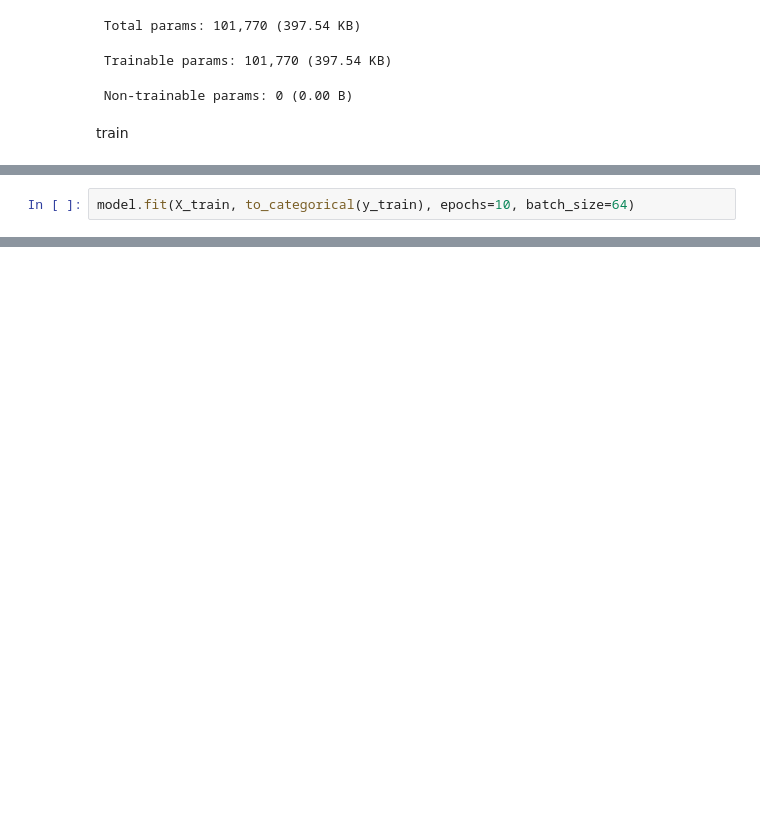
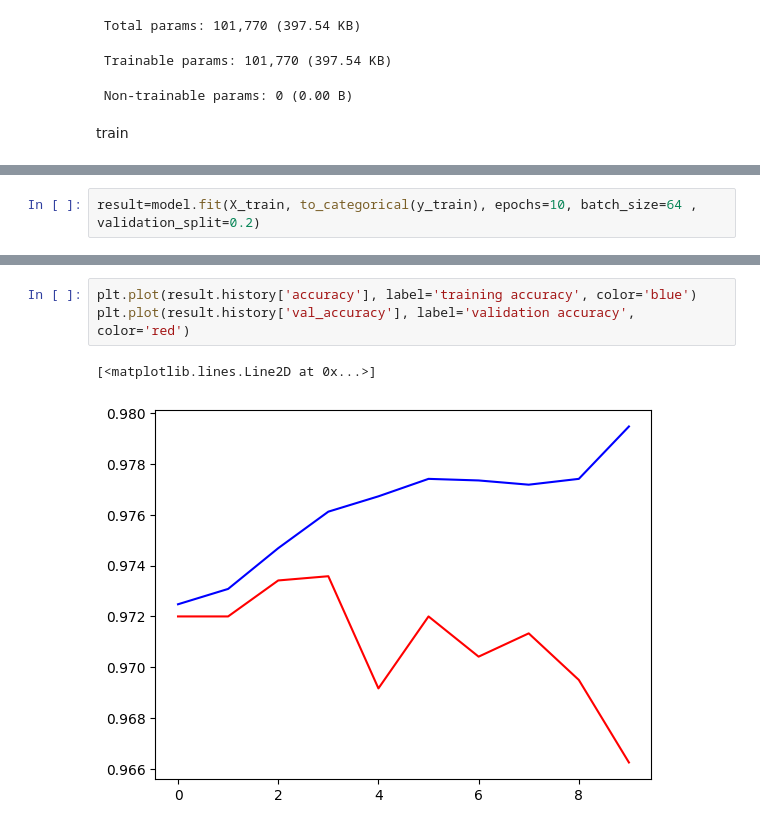
Before and after one commit to greeshmavgowda/ai-ml-bc, a Jupyter notebook: mnist_cdataset.ipynb, the cells around one changed output, grey strips where cells are left out. Cells and saved outputs as stored; diff of their text form; blank space fills up the shorter version.

```diff
--- a/mnist_cdataset.ipynb
+++ b/mnist_cdataset.ipynb
@@ -63,4 +65,4 @@ train
 # %%
-model.fit(X_train, to_categorical(y_train), epochs=10, batch_size=64)
+result=model.fit(X_train, to_categorical(y_train), epochs=10, batch_size=64 , validation_split=0.2)
 # %% [output]
 Epoch 1/10
@@ -86,0 +102,6 @@ Epoch 10/10
+# %%
+plt.plot(result.history['accuracy'], label='training accuracy', color='blue')
+plt.plot(result.history['val_accuracy'], label='validation accuracy', color='red')
+# %% [output]
+[<matplotlib.lines.Line2D at 0x...>]
+[figure, added]
```
Also changed, not shown: parts of 5 cells of this notebook, 1 other file.
